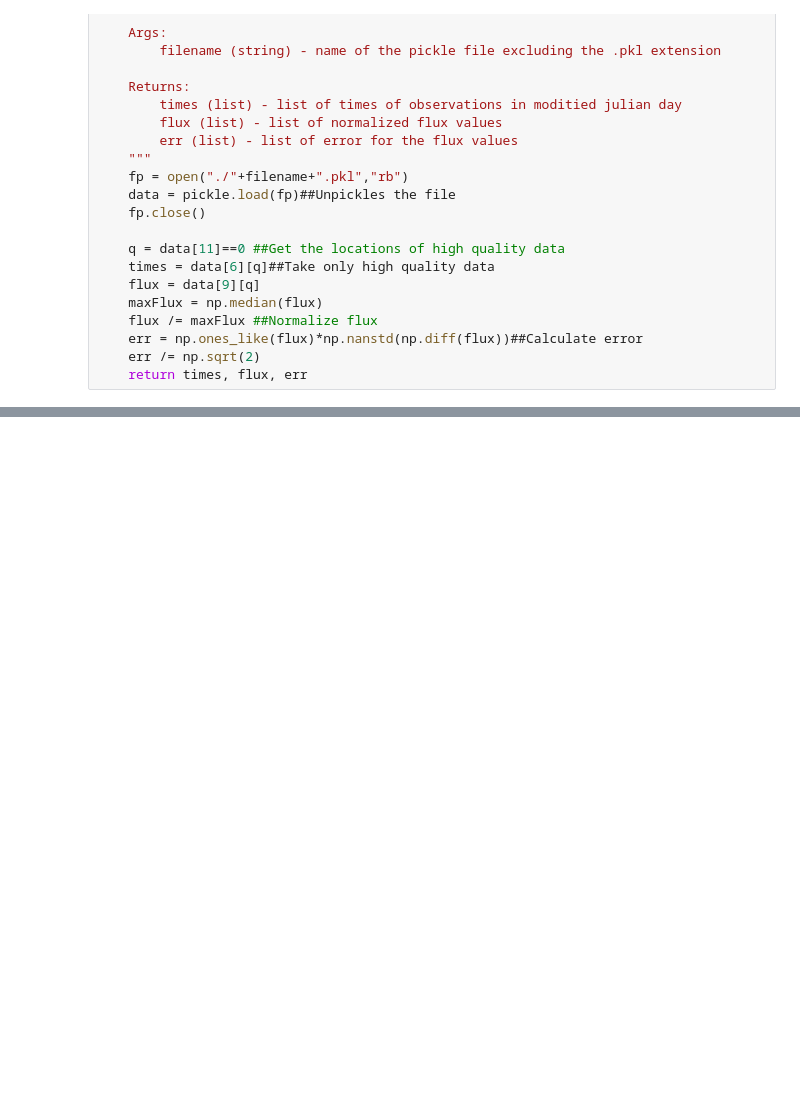
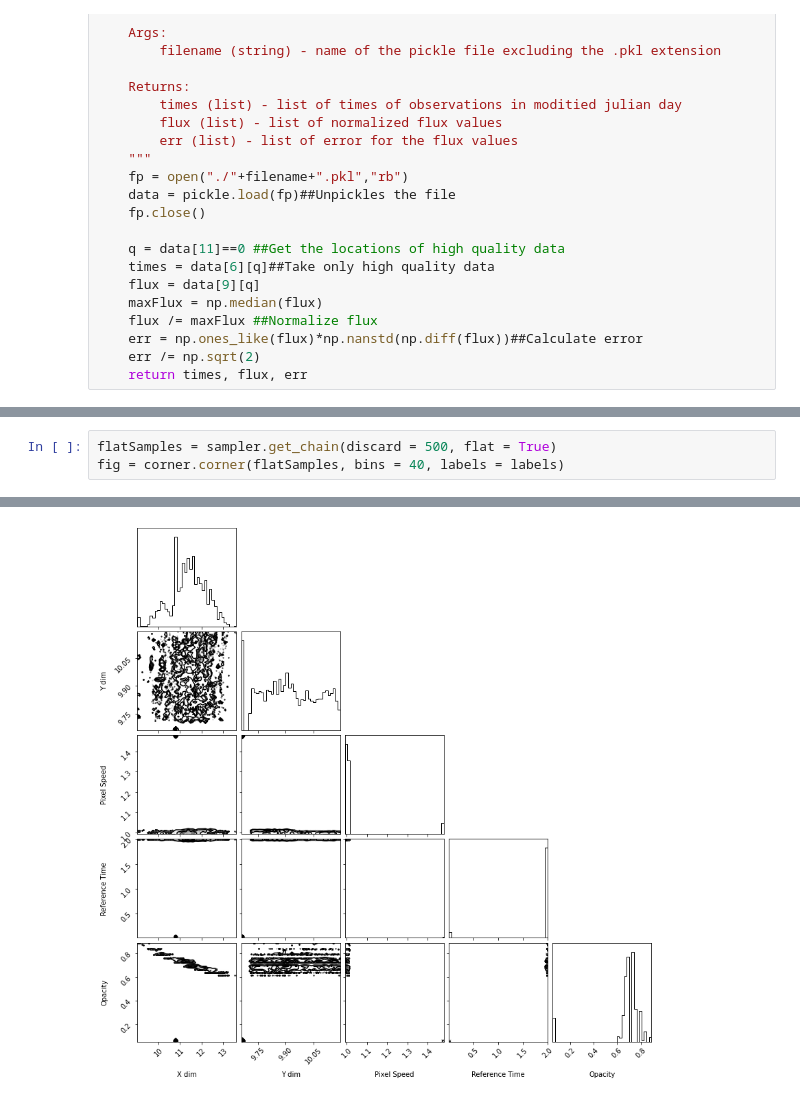
Before and after one commit to joshua-bromley/mcmcSampler, a Jupyter notebook: sampler.ipynb, the cells around one changed output, grey strips where cells are left out. Drawn from its saved outputs; the diff is of its cells as text; blank space fills up the shorter version.

```diff
--- a/sampler.ipynb
+++ b/sampler.ipynb
@@ -242,0 +230,4 @@ print(tau)
+# %%
+flatSamples = sampler.get_chain(discard = 500, flat = True)
+fig = corner.corner(flatSamples, bins = 40, labels = labels)
+# %% [output]
@@ -242,0 +236 @@ print(tau)
+[figure, added]
```
Also changed, not shown: parts of 8 cells of this notebook.
